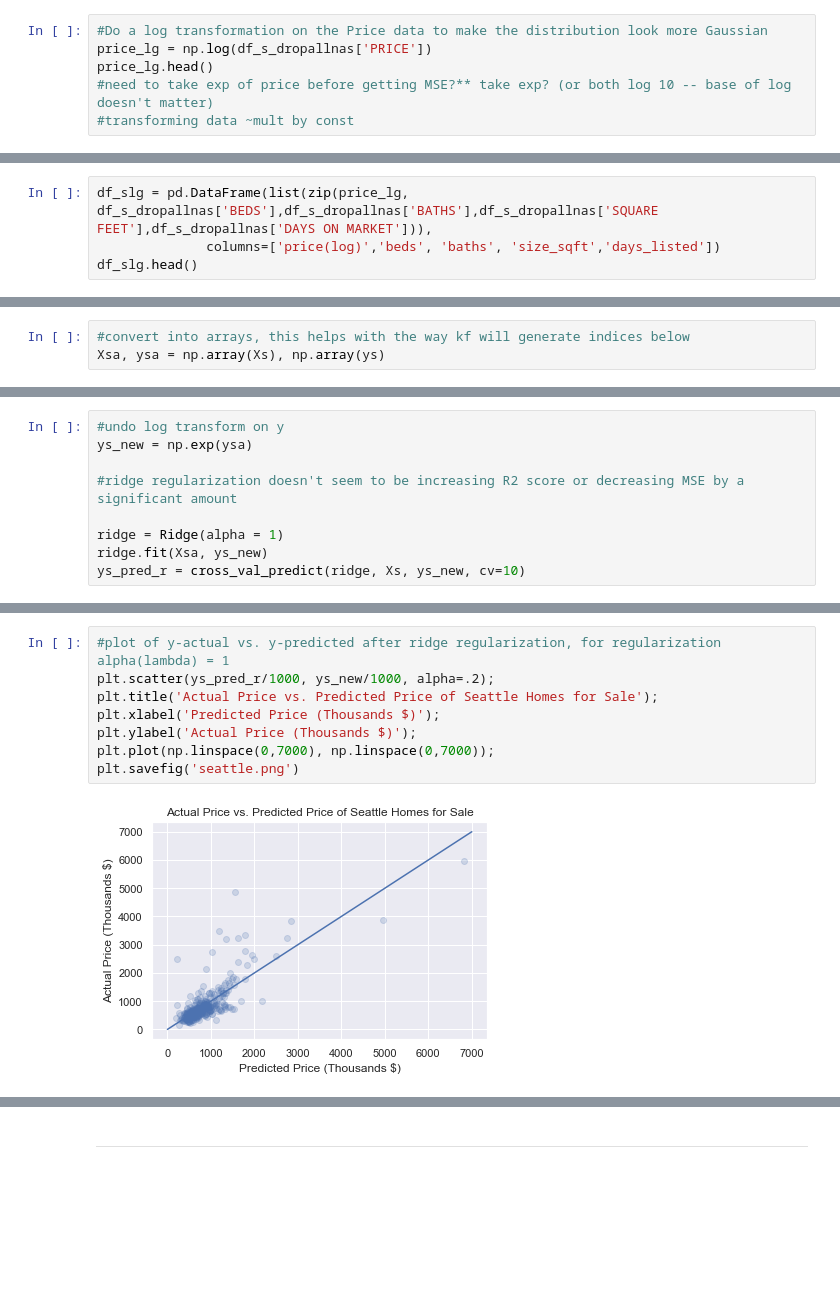
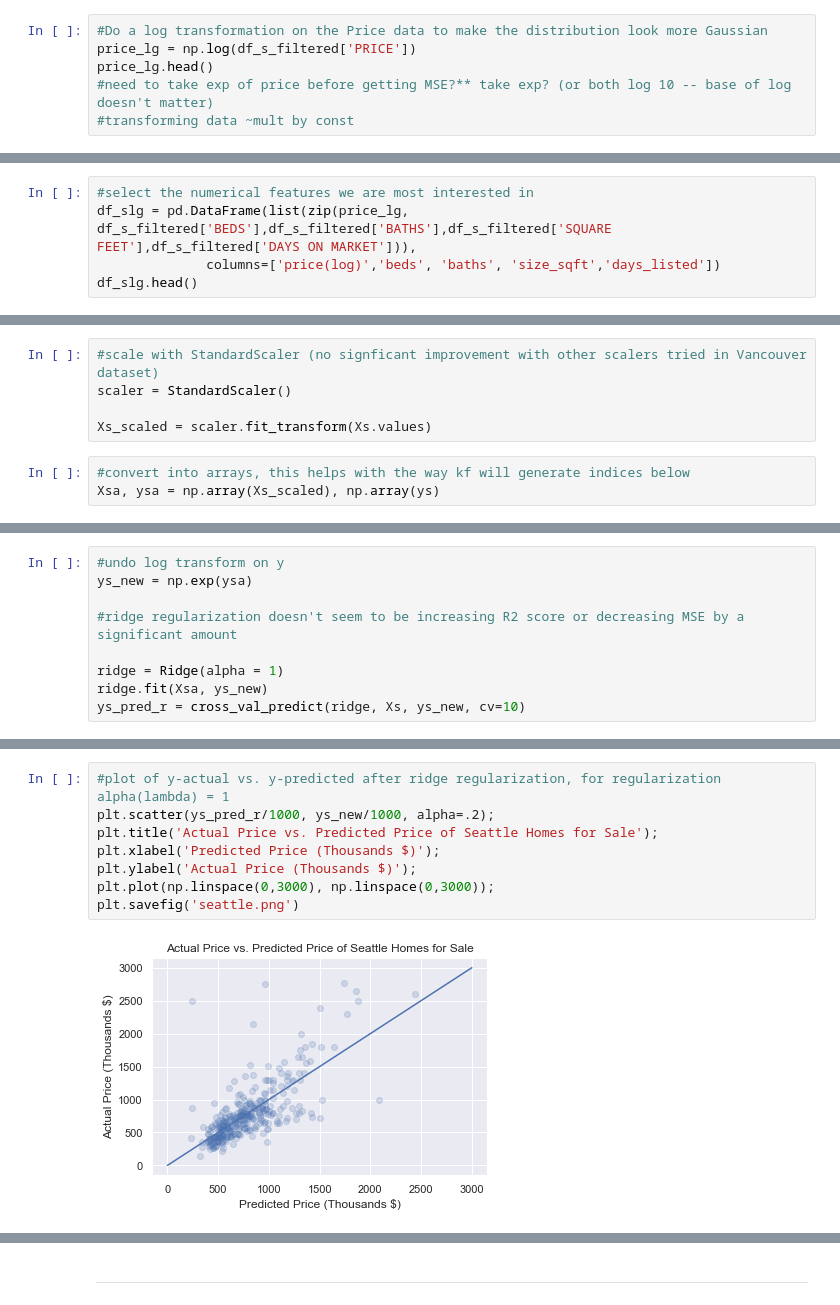
Before and after one commit to floraxinru/predict_homeprice, a Jupyter notebook: improve_model.ipynb, the cells around one changed output, grey strips where cells are left out. Cells and saved outputs as stored; diff of their text form; blank space fills up the shorter version.

```diff
--- a/improve_model.ipynb
+++ b/improve_model.ipynb
@@ -605,6 +693,6 @@ It also looks like some variables could be correlated (Beds and baths, beds and
 # %%
 #Do a log transformation on the Price data to make the distribution look more Gaussian
-price_lg = np.log(df_s_dropallnas['PRICE'])
+price_lg = np.log(df_s_filtered['PRICE'])
 price_lg.head()
 #need to take exp of price before getting MSE?** take exp? (or both log 10 -- base of log doesn't matter)
 #transforming data ~mult by const
@@ -616,7 +704,8 @@ price_lg.head()
 4    13.610943
 Name: PRICE, dtype: float64
 # %%
-df_slg = pd.DataFrame(list(zip(price_lg, df_s_dropallnas['BEDS'],df_s_dropallnas['BATHS'],df_s_dropallnas['SQUARE FEET'],df_s_dropallnas['DAYS ON MARKET'])),
+#select the numerical features we are most interested in
+df_slg = pd.DataFrame(list(zip(price_lg, df_s_filtered['BEDS'],df_s_filtered['BATHS'],df_s_filtered['SQUARE FEET'],df_s_filtered['DAYS ON MARKET'])),
               columns=['price(log)','beds', 'baths', 'size_sqft','days_listed'])
 df_slg.head()
 # %% [output]
@@ -757,9 +810,14 @@ Because the R^2 scores vary a lot based on random_state value in simple 80-20 sp
 from sklearn.model_selection import KFold
 from sklearn.model_selection import cross_val_score, cross_val_predict
 from sklearn.model_selection import cross_validate
+# %%
+#scale with StandardScaler (no signficant improvement with other scalers tried in Vancouver dataset)
+scaler = StandardScaler()
+
+Xs_scaled = scaler.fit_transform(Xs.values)
 # %%
 #convert into arrays, this helps with the way kf will generate indices below
-Xsa, ysa = np.array(Xs), np.array(ys)
+Xsa, ysa = np.array(Xs_scaled), np.array(ys)
 # %%
 cv_lm_scores = cross_validate(lm, Xsa, ysa, cv=10,
                         scoring=('r2'), #can calculate other types of metrics also
@@ -965,11 +1034,11 @@ test rmse: 412527.3821209022
 # %%
 #plot of y-actual vs. y-predicted after ridge regularization, for regularization alpha(lambda) = 1
 plt.scatter(ys_pred_r/1000, ys_new/1000, alpha=.2);
 plt.title('Actual Price vs. Predicted Price of Seattle Homes for Sale');
 plt.xlabel('Predicted Price (Thousands $)');
 plt.ylabel('Actual Price (Thousands $)');
-plt.plot(np.linspace(0,7000), np.linspace(0,7000));
+plt.plot(np.linspace(0,3000), np.linspace(0,3000));
 plt.savefig('seattle.png')
 # %% [output]
-[figure, old version]
+[figure, new version]
 # %% [markdown]
```
Also changed, not shown: parts of 54 cells of this notebook, 1 other file.
